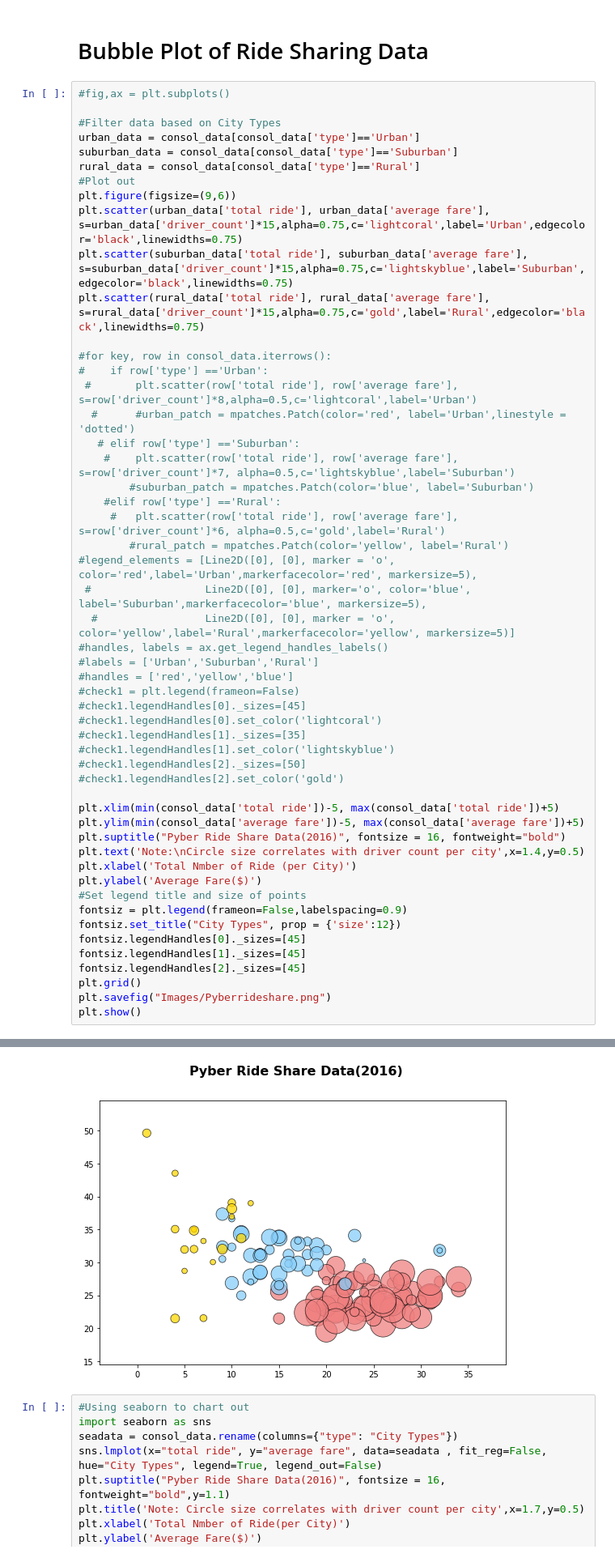
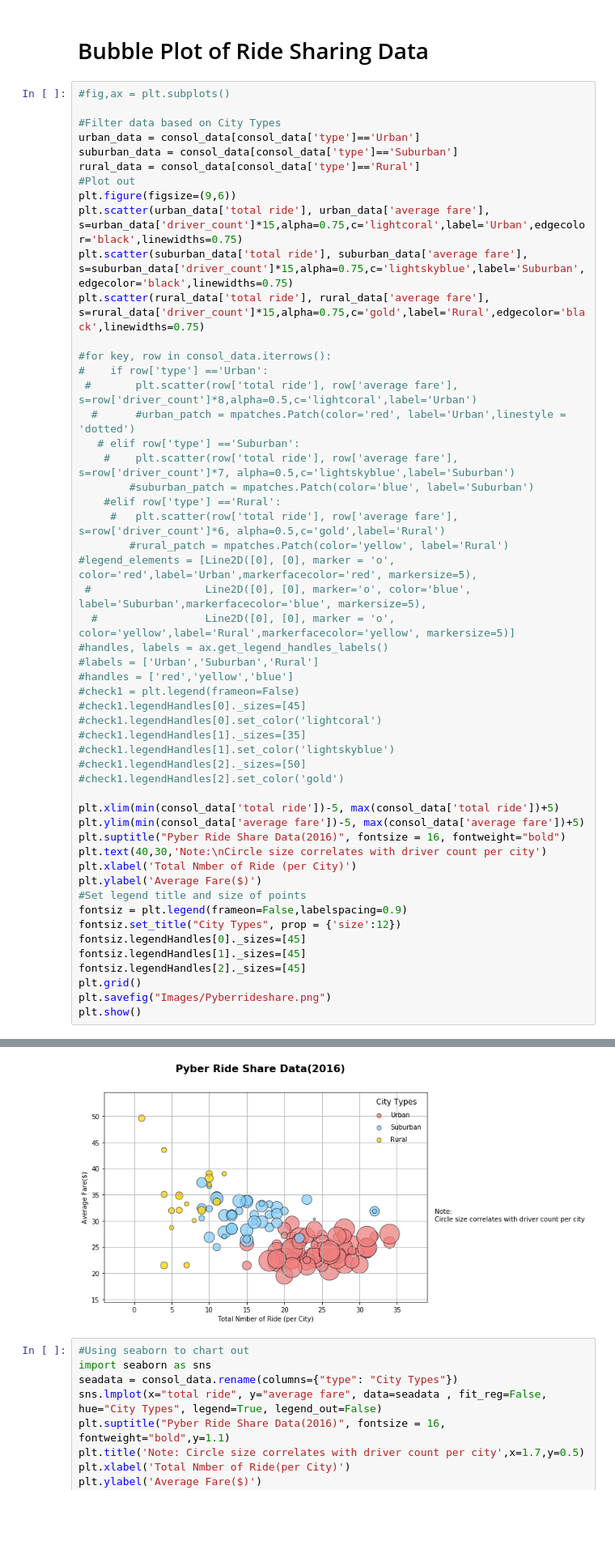
Before and after one commit to Karagul/All_Projects, a Jupyter notebook: Matplotlib homwork/Matplotlib homework.ipynb, the cells around one changed output, grey strips where cells are left out. Shown: that part at 81% size. Drawn from its saved outputs; the diff is of its cells as text; blank space fills up the shorter version.

```diff
--- a/Matplotlib homwork/Matplotlib homework.ipynb
+++ b/Matplotlib homwork/Matplotlib homework.ipynb
@@ -66,7 +66,7 @@ plt.scatter(rural_data['total ride'], rural_data['average fare'], s=rural_data['
 plt.xlim(min(consol_data['total ride'])-5, max(consol_data['total ride'])+5)
 plt.ylim(min(consol_data['average fare'])-5, max(consol_data['average fare'])+5)
 plt.suptitle("Pyber Ride Share Data(2016)", fontsize = 16, fontweight="bold")
-plt.text('Note:\nCircle size correlates with driver count per city',x=1.4,y=0.5)
+plt.text(40,30,'Note:\nCircle size correlates with driver count per city')
 plt.xlabel('Total Nmber of Ride (per City)')
 plt.ylabel('Average Fare($)')
 #Set legend title and size of points
@@ -83,4 +82,4 @@ TypeError: text() got multiple values for argument 'x'
-[figure, old version]
+[figure, new version]
 # %%
 #Using seaborn to chart out
 import seaborn as sns
```
Also changed, not shown: parts of 2 cells of this notebook, 3 other files.
